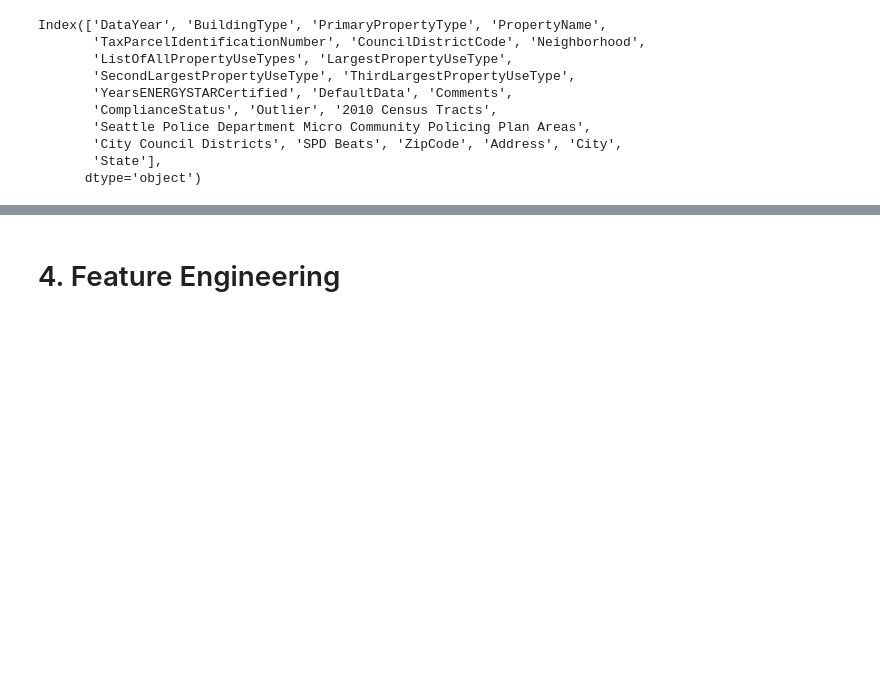
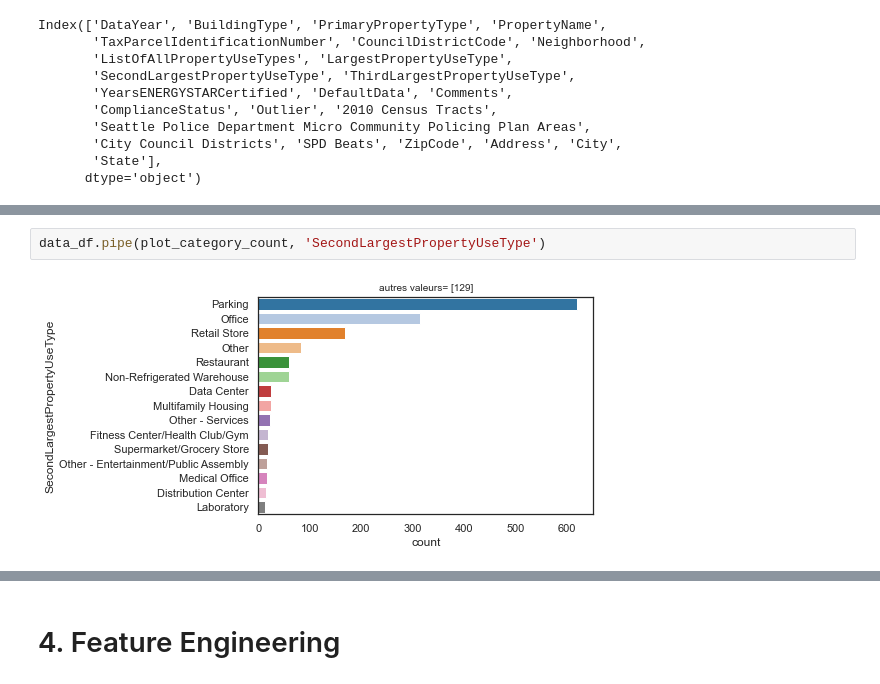
Before and after one commit to mrcreasey/oc-ds-p4-supervised-learning, a Jupyter notebook: Pélec_01_notebook.ipynb, the cells around one changed output, grey strips where cells are left out. Drawn from its saved outputs; the diff is of its cells as text; blank space fills up the shorter version.

```diff
--- a/Pélec_01_notebook.ipynb
+++ b/Pélec_01_notebook.ipynb
@@ -1545,0 +1577,4 @@ Index(['DataYear', 'BuildingType', 'PrimaryPropertyType', 'PropertyName',
+# %%
+data_df.pipe(plot_category_count, 'SecondLargestPropertyUseType')
+# %% [output]
+[figure, added]
```
Also changed, not shown: parts of 16 cells of this notebook.
